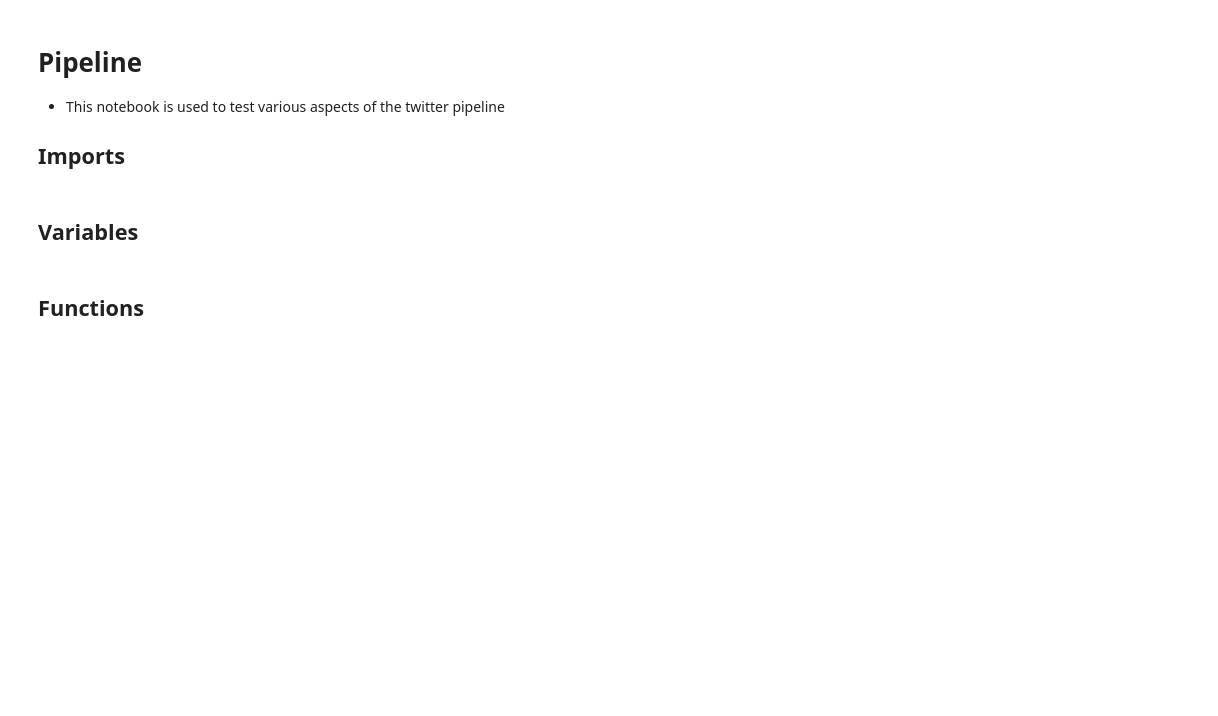
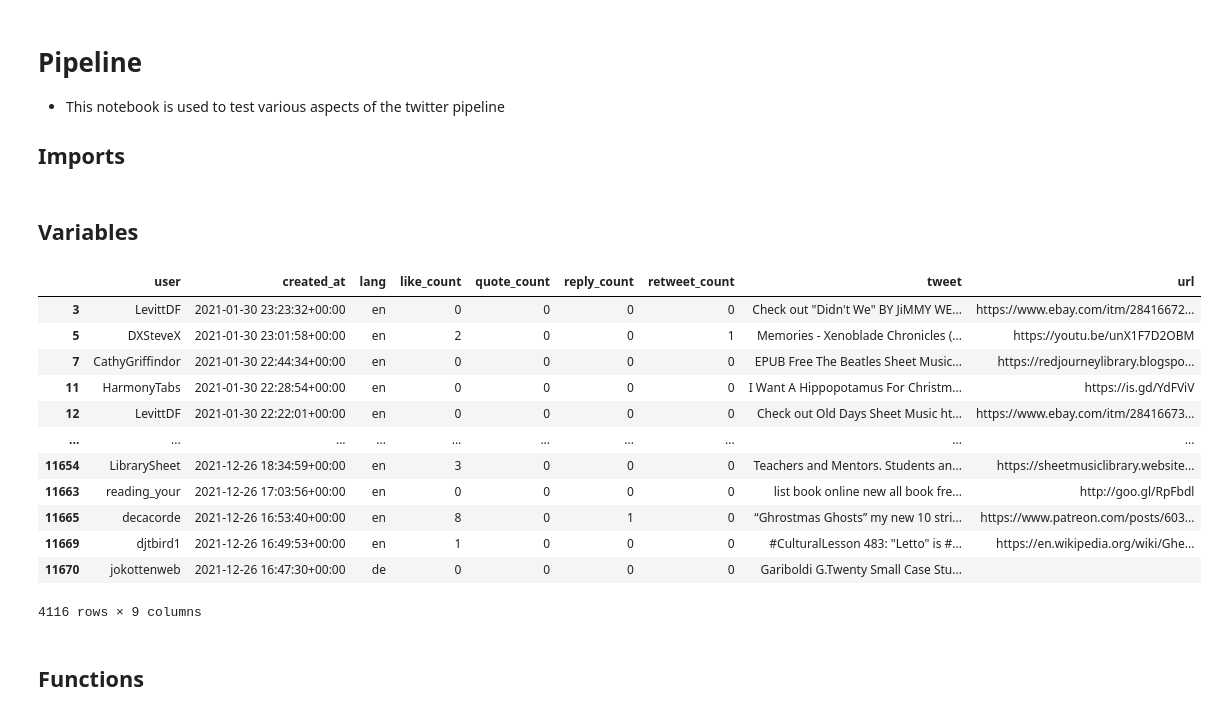
Before and after one commit to polifonia-project/musow-pipeline, a Jupyter notebook: NOTEBOOKS/twitter_pipeline_tests.ipynb, the cells around one changed output. Saved outputs shown, nothing was run; the diff lists cells and outputs as text; code cells hidden in the pictures; blank space fills up the shorter version.

```diff
--- a/NOTEBOOKS/twitter_pipeline_tests.ipynb
+++ b/NOTEBOOKS/twitter_pipeline_tests.ipynb
@@ -35,3 +35,21 @@ archive_desc_training_v2 = pd.read_pickle(path+'LOGREG_RELEVANCE/TRAINING_SETS/a
 
 # twitter training set -> v1 = tweets from bigrams vs tweets for digital humanities and music company
 twitter_training_set_v1 = pd.read_pickle(path+'LOGREG_RELEVANCE/TRAINING_SETS/twitter_training_v1.pkl')
+# %%
+music_collection = pd.read_pickle(path+'OLD_DO_NOT_USE/MUSOW BIGRAMS/twitter_sheet_music.pkl')
+#music_collection['tweet'] = music_collection['tweet'].apply(lambda x: emoji.replace_emoji(x, replace=''))
+music_collection
+# %% [output]
+|  | user | created_at | lang | like_count | quote_count | reply_count | retweet_count | tweet | url |
+| 3 | LevittDF | 2021-01-30 23:23:32+00:00 | en | 0 | 0 | 0 | 0 | Check out "Didn't We" BY JiMMY WE... | https://www.ebay.com/itm/28416672... |
+| 5 | DXSteveX | 2021-01-30 23:01:58+00:00 | en | 2 | 0 | 0 | 1 | Memories - Xenoblade Chronicles (... | https://youtu.be/unX1F7D2OBM |
+| 7 | CathyGriffindor | 2021-01-30 22:44:34+00:00 | en | 0 | 0 | 0 | 0 | EPUB Free The Beatles Sheet Music... | https://redjourneylibrary.blogspo... |
+| 11 | HarmonyTabs | 2021-01-30 22:28:54+00:00 | en | 0 | 0 | 0 | 0 | I Want A Hippopotamus For Christm... | https://is.gd/YdFViV |
+| 12 | LevittDF | 2021-01-30 22:22:01+00:00 | en | 0 | 0 | 0 | 0 | Check out Old Days Sheet Music ht... | https://www.ebay.com/itm/28416673... |
+| ... | ... | ... | ... | ... | ... | ... | ... | ... | ... |
+| 11654 | LibrarySheet | 2021-12-26 18:34:59+00:00 | en | 3 | 0 | 0 | 0 | Teachers and Mentors. Students an... | https://sheetmusiclibrary.website... |
+| 11663 | reading_your | 2021-12-26 17:03:56+00:00 | en | 0 | 0 | 0 | 0 | list book online new all book fre... | http://goo.gl/RpFbdl |
+| 11665 | decacorde | 2021-12-26 16:53:40+00:00 | en | 8 | 0 | 1 | 0 | “Ghrostmas Ghosts” my new 10 stri... | https://www.patreon.com/posts/603... |
+| 11669 | djtbird1 | 2021-12-26 16:49:53+00:00 | en | 1 | 0 | 0 | 0 | #CulturalLesson 483: "Letto" is #... | https://en.wikipedia.org/wiki/Ghe... |
+| 11670 | jokottenweb | 2021-12-26 16:47:30+00:00 | de | 0 | 0 | 0 | 0 | Gariboldi G.Twenty Small Case Stu... |  |
+4116 rows × 9 columns
```
Also changed, not shown: parts of 24 cells of this notebook, 14 other files.
